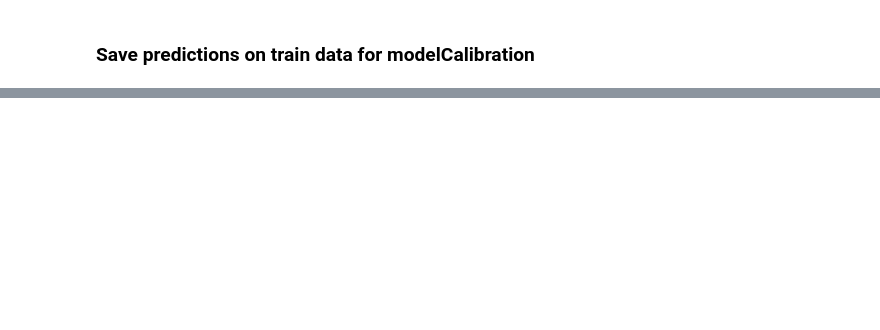
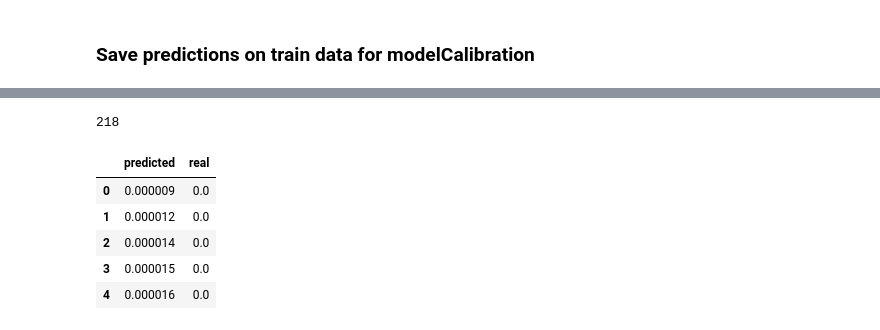
Before and after one commit to bmj-school/ref_DataScienceRetreat, a Jupyter notebook: DSR Lecture notebooks/Module X - Practical Aspects - Patrick/3-ReBalance r00.ipynb, the cells around one changed output, grey strips where cells are left out. Saved outputs shown, nothing was run; the diff lists cells and outputs as text; code cells hidden in the pictures; blank space fills up the shorter version.

```diff
--- a/DSR Lecture notebooks/Module X - Practical Aspects - Patrick/3-ReBalance r00.ipynb
+++ b/DSR Lecture notebooks/Module X - Practical Aspects - Patrick/3-ReBalance r00.ipynb
@@ -171,0 +234,7 @@ df = pd.DataFrame(data={'label': y_train, 'predReg': train_scores_reg[:,1],
+# %%
+def split_df(df, chunkSize = 100):
+    listOfDf = list()
+    numberChunks = len(df) // chunkSize + 1
+    for i in range(numberChunks):
+        listOfDf.append(df[i*chunkSize:(i+1)*chunkSize])
+    return listOfDf
@@ -171,0 +244,4 @@ df = pd.DataFrame(data={'label': y_train, 'predReg': train_scores_reg[:,1],
+# %%
+len(buckets)
+# %% [output]
+218
@@ -171,0 +260,10 @@ df = pd.DataFrame(data={'label': y_train, 'predReg': train_scores_reg[:,1],
+# %%
+calibration = pd.DataFrame(rows, columns = ['predicted','real'])
+calibration.head()
+# %% [output]
+|  | predicted | real |
+| 0 | 0.000009 | 0.0 |
+| 1 | 0.000012 | 0.0 |
+| 2 | 0.000014 | 0.0 |
+| 3 | 0.000015 | 0.0 |
+| 4 | 0.000016 | 0.0 |
```
Also changed, not shown: parts of 14 cells of this notebook, 25 other files.
